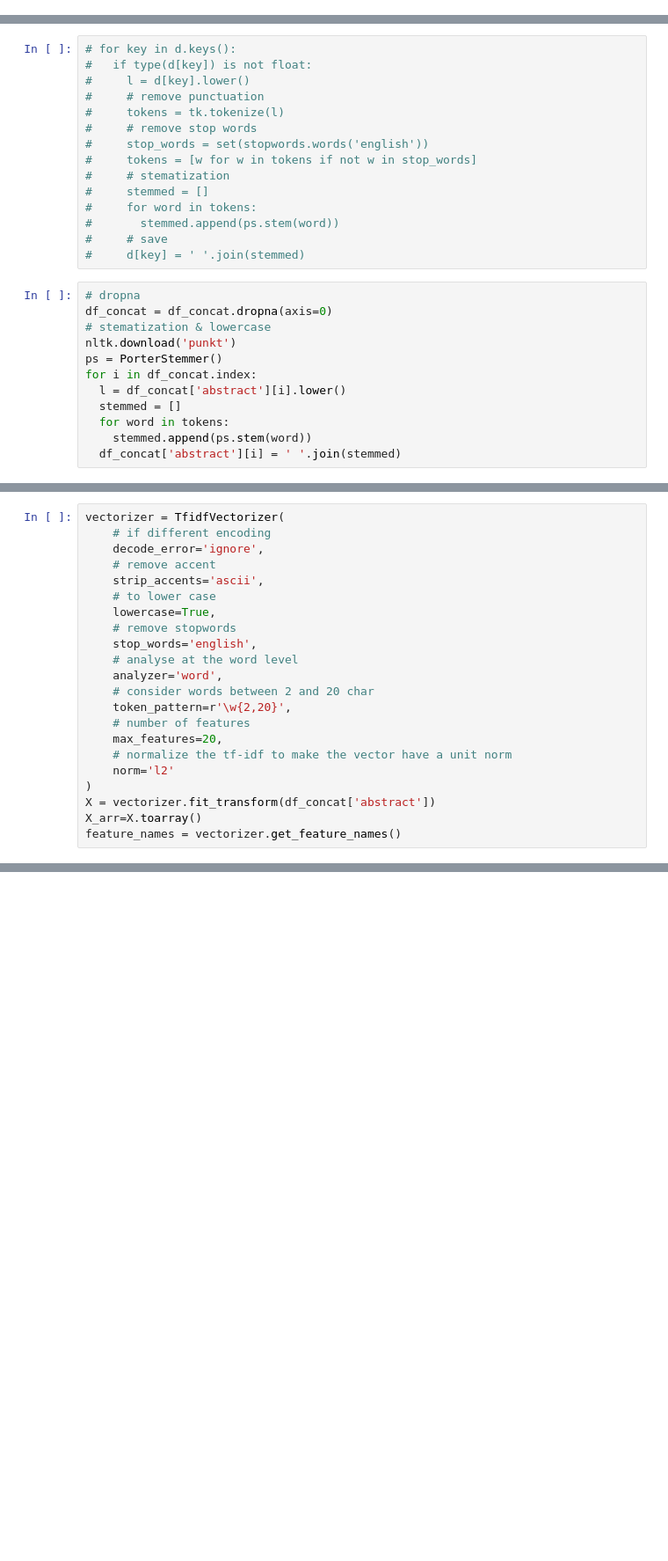
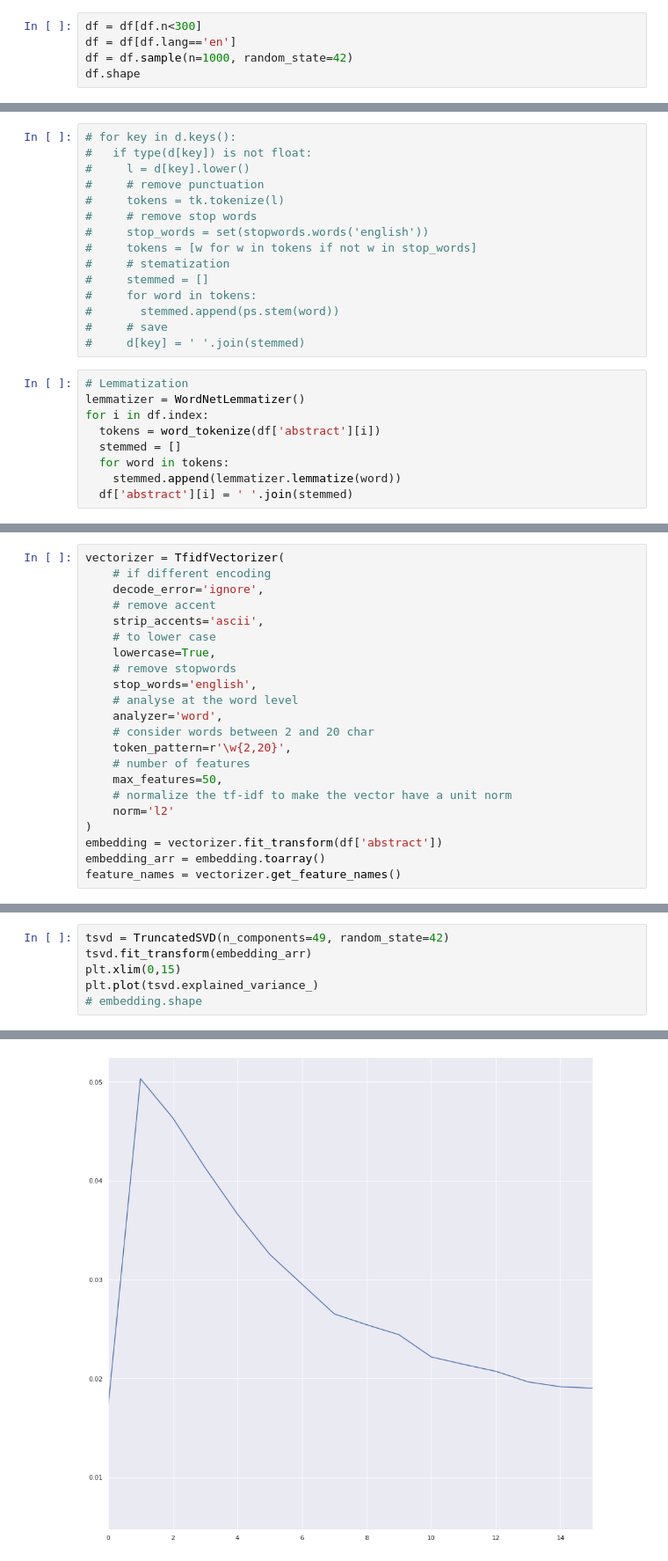
Before and after one commit to Midii-11/IRTM_SARS-COV2, a Jupyter notebook: information_extraction_colab.ipynb, the cells around one changed output, grey strips where cells are left out. Shown at 88% size. Saved outputs shown, nothing was run; the diff lists cells and outputs as text; blank space fills up the shorter version.

```diff
--- a/information_extraction_colab.ipynb
+++ b/information_extraction_colab.ipynb
@@ -38,0 +146,5 @@ df_concat = pd.concat([df['title'],df['abstract']], axis=1)
+# %%
+df = df[df.n<300]
+df = df[df.lang=='en']
+df = df.sample(n=1000, random_state=42)
+df.shape
@@ -52,15 +170,12 @@ df_concat = pd.concat([df['title'],df['abstract']], axis=1)
 #     # save
 #     d[key] = ' '.join(stemmed)
 # %%
-# dropna
-df_concat = df_concat.dropna(axis=0)
-# stematization & lowercase
-nltk.download('punkt')
-ps = PorterStemmer()
-for i in df_concat.index:
-  l = df_concat['abstract'][i].lower()
+# Lemmatization
+lemmatizer = WordNetLemmatizer()
+for i in df.index:
+  tokens = word_tokenize(df['abstract'][i])
   stemmed = []
   for word in tokens:
-    stemmed.append(ps.stem(word))
-  df_concat['abstract'][i] = ' '.join(stemmed)
+    stemmed.append(lemmatizer.lemmatize(word))
+  df['abstract'][i] = ' '.join(stemmed)
 # %% [output]
@@ -81,11 +198,11 @@ vectorizer = TfidfVectorizer(
     # consider words between 2 and 20 char
     token_pattern=r'\w{2,20}',
     # number of features
-    max_features=20,
+    max_features=50,
     # normalize the tf-idf to make the vector have a unit norm
     norm='l2'
 )
-X = vectorizer.fit_transform(df_concat['abstract'])
-X_arr=X.toarray()
+embedding = vectorizer.fit_transform(df['abstract'])
+embedding_arr = embedding.toarray()
 feature_names = vectorizer.get_feature_names()
 # %%
@@ -102,0 +230,7 @@ f.close()
+# %%
+tsvd = TruncatedSVD(n_components=49, random_state=42)
+tsvd.fit_transform(embedding_arr)
+plt.xlim(0,15)
+plt.plot(tsvd.explained_variance_)
+# embedding.shape
+# %% [output]
@@ -102,0 +238 @@ f.close()
+[figure, added]
```
Also changed, not shown: parts of 59 cells of this notebook.
